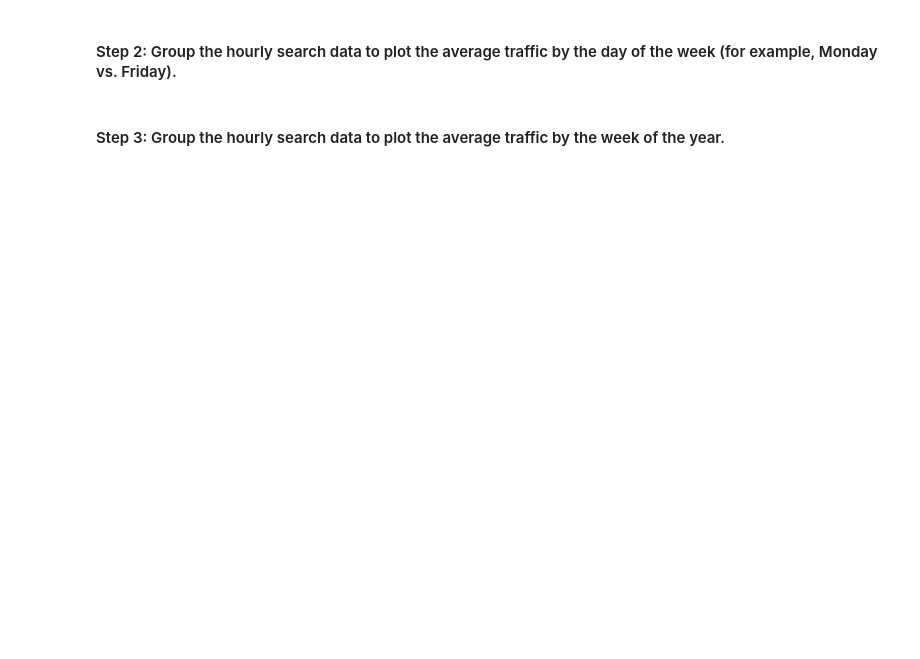
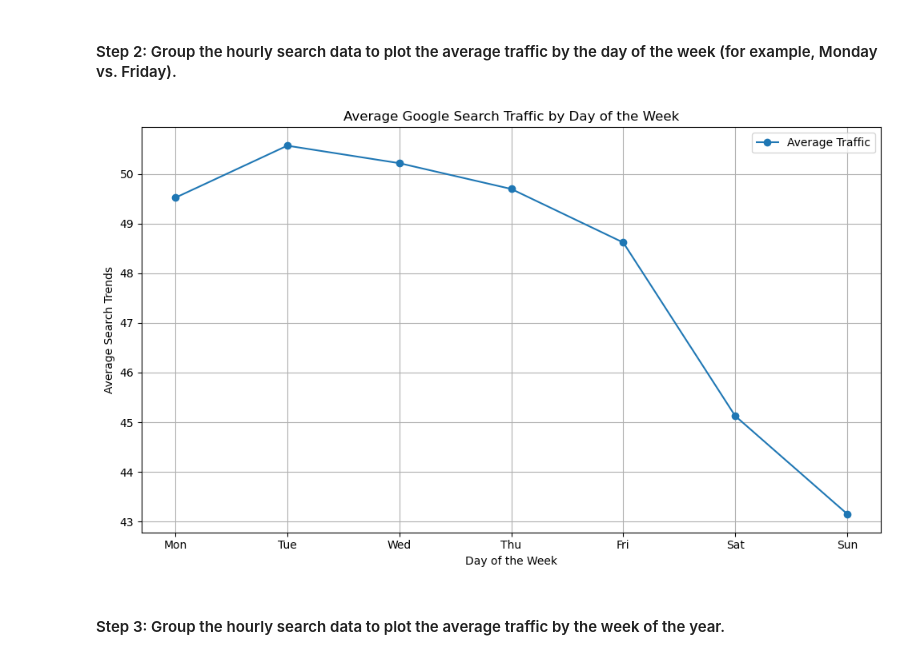
Before and after one commit to OliverTabib/prophet-challenge, a Jupyter notebook: forecasting_net_prophet.ipynb, the cells around one changed output. Saved outputs shown, nothing was run; the diff lists cells and outputs as text; code cells hidden in the pictures; blank space fills up the shorter version.

```diff
--- a/forecasting_net_prophet.ipynb
+++ b/forecasting_net_prophet.ipynb
@@ -176,2 +185,20 @@ To that end, you want to mine the search traffic data for predictable seasonal p
+# %%
+# Group the hourly search data to plot the average traffic by the day of week, using `df.index.isocalendar().day`
+df['DayOfWeek'] = df.index.dayofweek
+average_traffic_by_day = df.groupby('DayOfWeek')['Search Trends'].mean()
+
+# Plot to visualize the average traffic by day of week
+plt.figure(figsize=(10, 6))
+plt.plot(average_traffic_by_day.index, average_traffic_by_day, marker='o', linestyle='-', label='Average Traffic')
+plt.title('Average Google Search Traffic by Day of the Week')
+plt.xlabel('Day of the Week')
+plt.ylabel('Average Search Trends')
+plt.legend()
+plt.grid(True)
+plt.xticks(average_traffic_by_day.index, ['Mon', 'Tue', 'Wed', 'Thu', 'Fri', 'Sat', 'Sun'])
+plt.tight_layout()
+plt.show()
+# %% [output]
+[figure, added]
 # %% [markdown]
 #### Step 3: Group the hourly search data to plot the average traffic by the week of the year.
```
Also changed, not shown: parts of 18 cells of this notebook.
